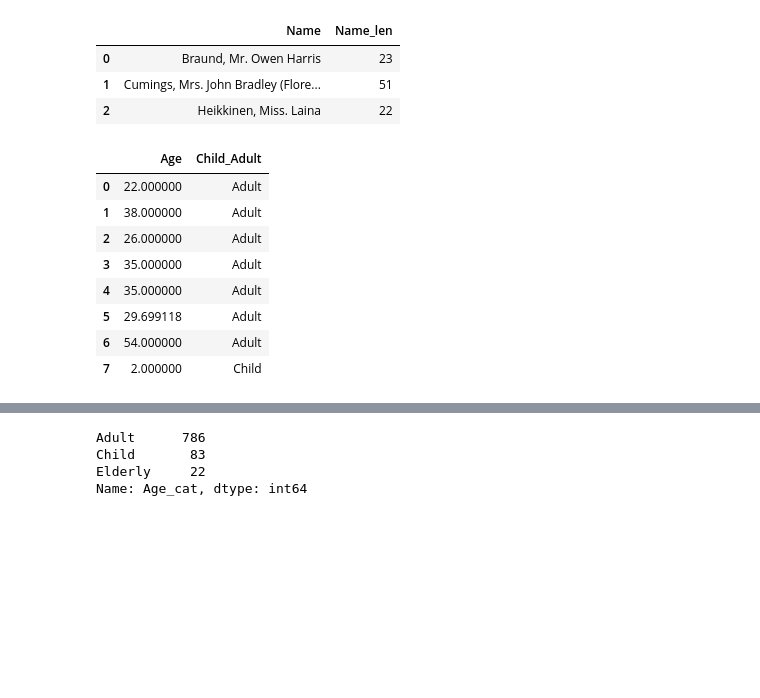
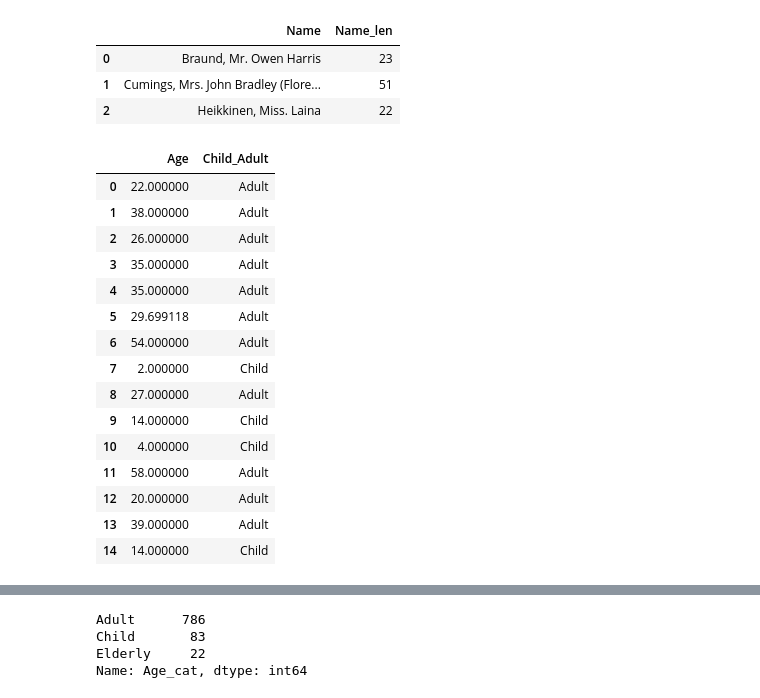
Before and after one commit to CalmFarm/Dev_work, a Jupyter notebook: DS/1-1.판다스 기초.ipynb, the cells around one changed output, grey strips where cells are left out. Cells and saved outputs as stored; diff of their text form; code cells hidden in the pictures; blank space fills up the shorter version.

```diff
--- a/DS/1-1.판다스 기초.ipynb
+++ b/DS/1-1.판다스 기초.ipynb
@@ -680,7 +721,7 @@ df[df['등급'].str.contains('양')]
 # %% [markdown]
 ---
 # %%
-titanic_df = pd.read_csv('titanic_train.csv')
+titanic_df = pd.read_csv('./data/titanic_train.csv')
 # %%
 # 나이가 60세 이상인 사람들만 보고싶어
 titanic_df[titanic_df['Age'] > 60]
@@ -981,14 +1045,21 @@ titanic_df[['Name','Name_len']].head(3)
 | 2 | Heikkinen, Miss. Laina | 22 |
 # %%
 titanic_df['Child_Adult'] = titanic_df['Age'].apply(lambda x : 'Child' if x <=15 else 'Adult' )
-titanic_df[['Age','Child_Adult']].head(8)
+titanic_df[['Age','Child_Adult']].head(15)
 # %% [output]
 |  | Age | Child_Adult |
 | 0 | 22.000000 | Adult |
 | 1 | 38.000000 | Adult |
 | 2 | 26.000000 | Adult |
 | 3 | 35.000000 | Adult |
 | 4 | 35.000000 | Adult |
 | 5 | 29.699118 | Adult |
 | 6 | 54.000000 | Adult |
 | 7 | 2.000000 | Child |
+| 8 | 27.000000 | Adult |
+| 9 | 14.000000 | Child |
+| 10 | 4.000000 | Child |
+| 11 | 58.000000 | Adult |
+| 12 | 20.000000 | Adult |
+| 13 | 39.000000 | Adult |
+| 14 | 14.000000 | Child |
```
Also changed, not shown: parts of 18 cells of this notebook.
